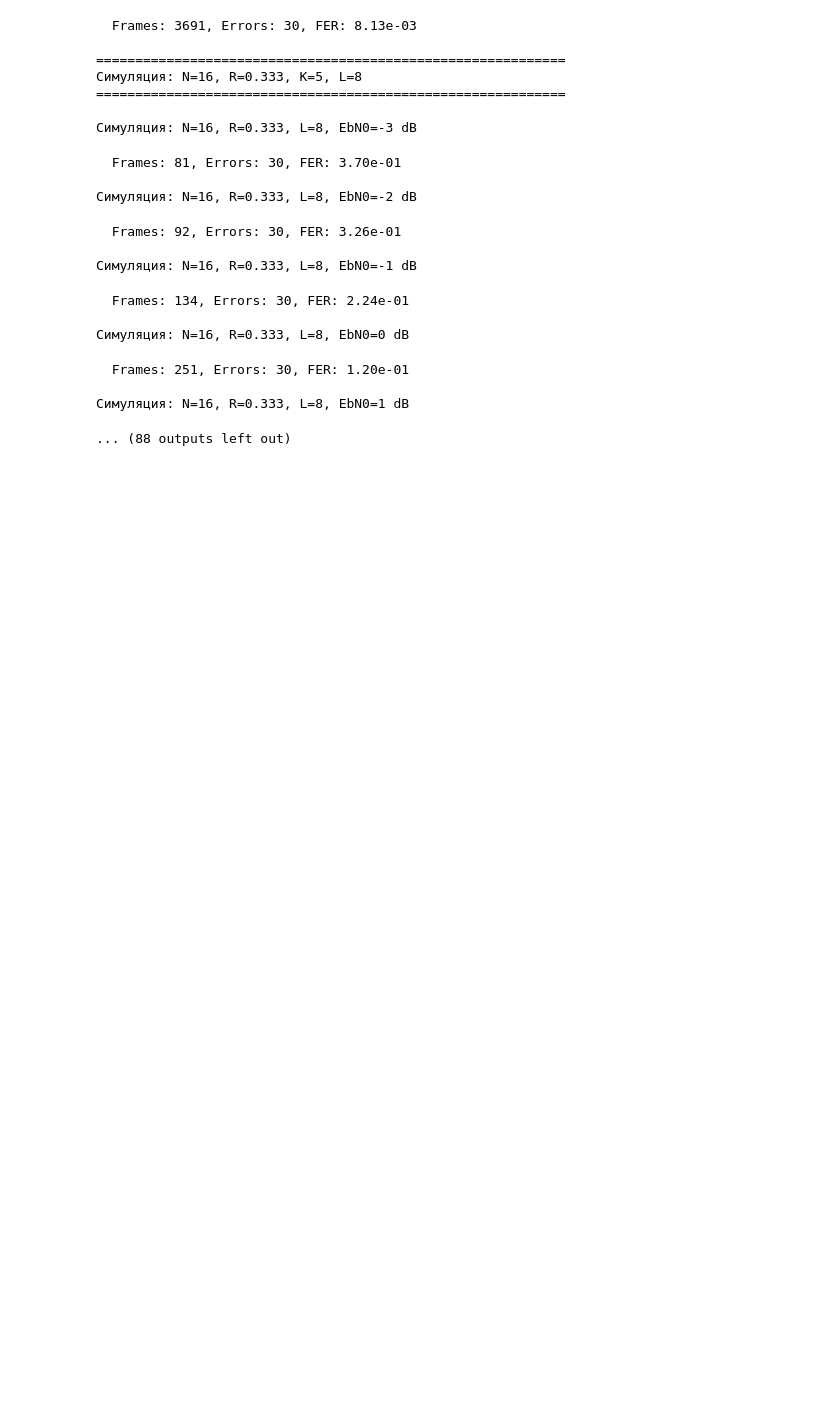
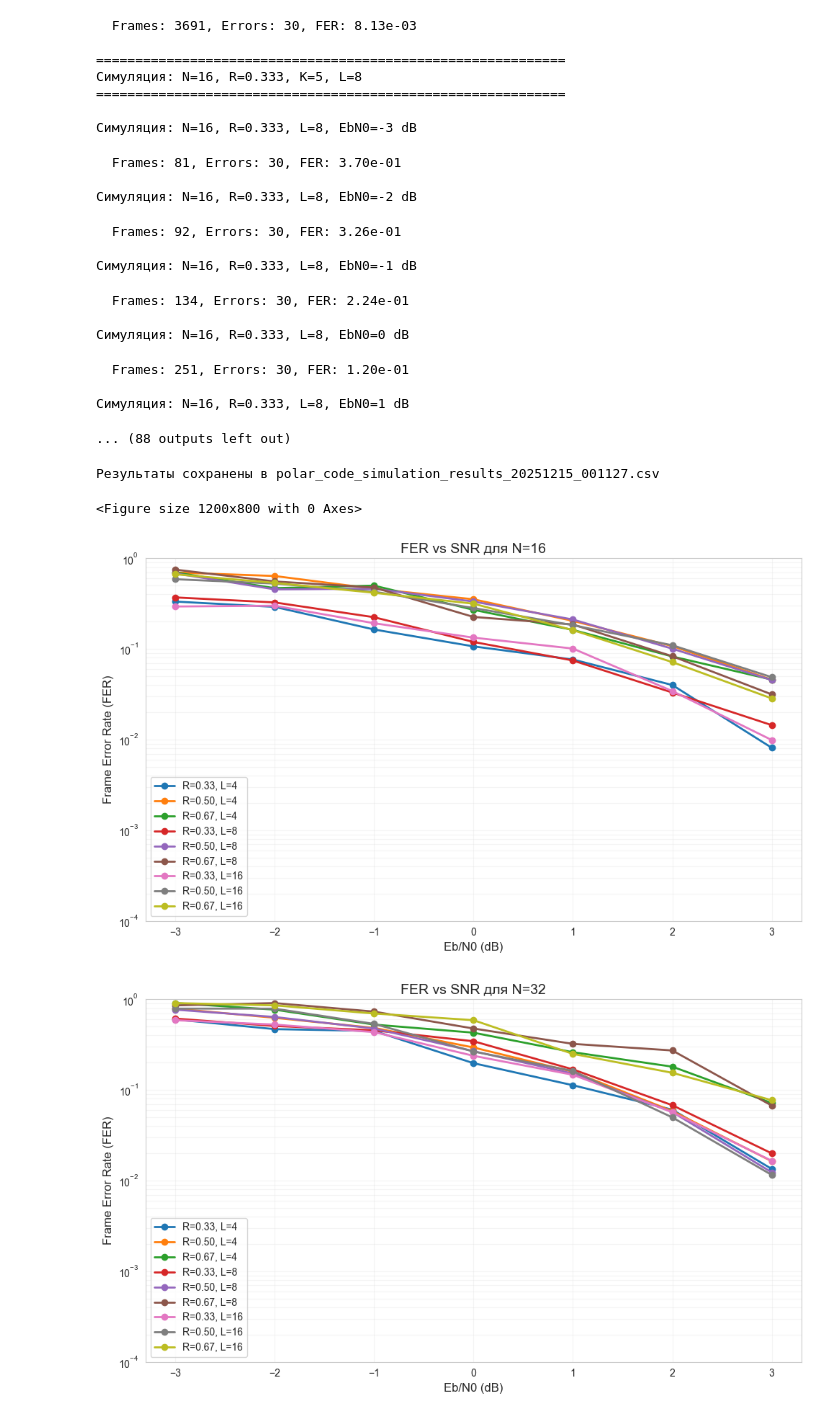
Before and after one commit to VorobevVladislav/polar-codes, a Jupyter notebook: дз.ipynb, the cells around one changed output. Saved outputs shown, nothing was run; the diff lists cells and outputs as text; code cells hidden in the pictures; blank space fills up the shorter version.

```diff
--- a/дз.ipynb
+++ b/дз.ipynb
@@ -446,3 +446,17 @@ else:
 
 Симуляция: N=16, R=0.333, L=8, EbN0=1 dB
 ... (88 outputs left out)
+# %%
+import pandas as pd
+from src.simulation import plot_fer_results
+filename = "polar_code_simulation_results_20251215_001127.csv"
+final_df = pd.read_csv(filename)
+print(f"\nРезультаты сохранены в {filename}")
+
+# Создание графиков FER(SNR)
+plot_fer_results(final_df)
+# %% [output]
+Результаты сохранены в polar_code_simulation_results_20251215_001127.csv
+<Figure size 1200x800 with 0 Axes>
+[figure, added]
+[figure, added]
```
Also changed, not shown: parts of 1 cell of this notebook, 4 other files.
